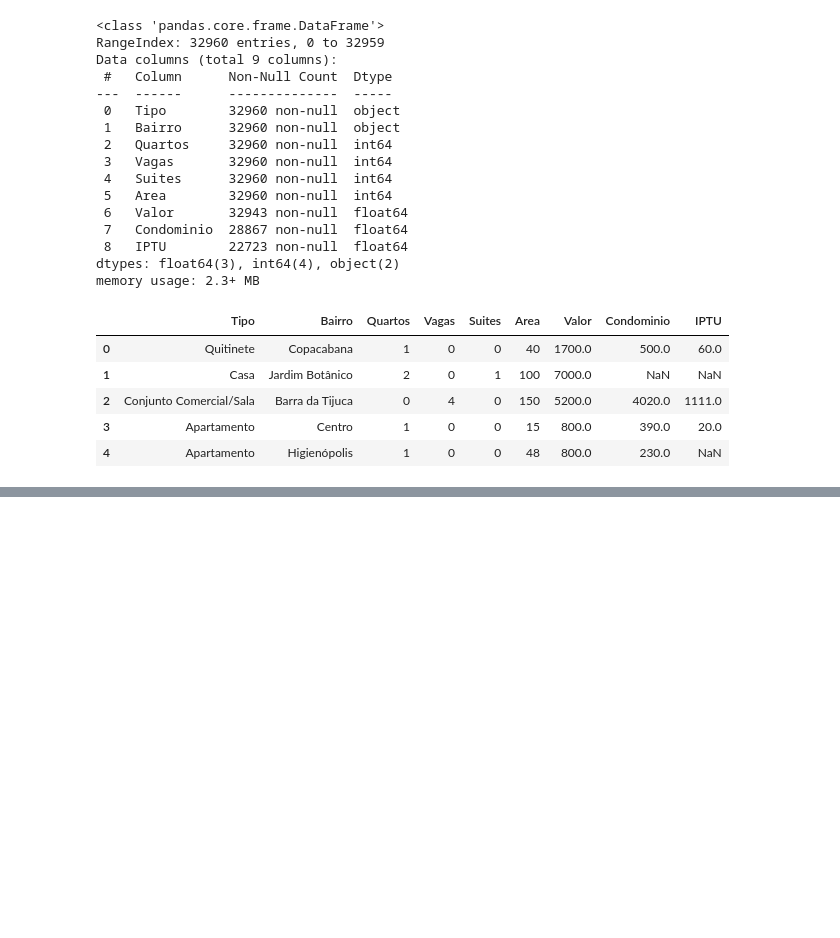
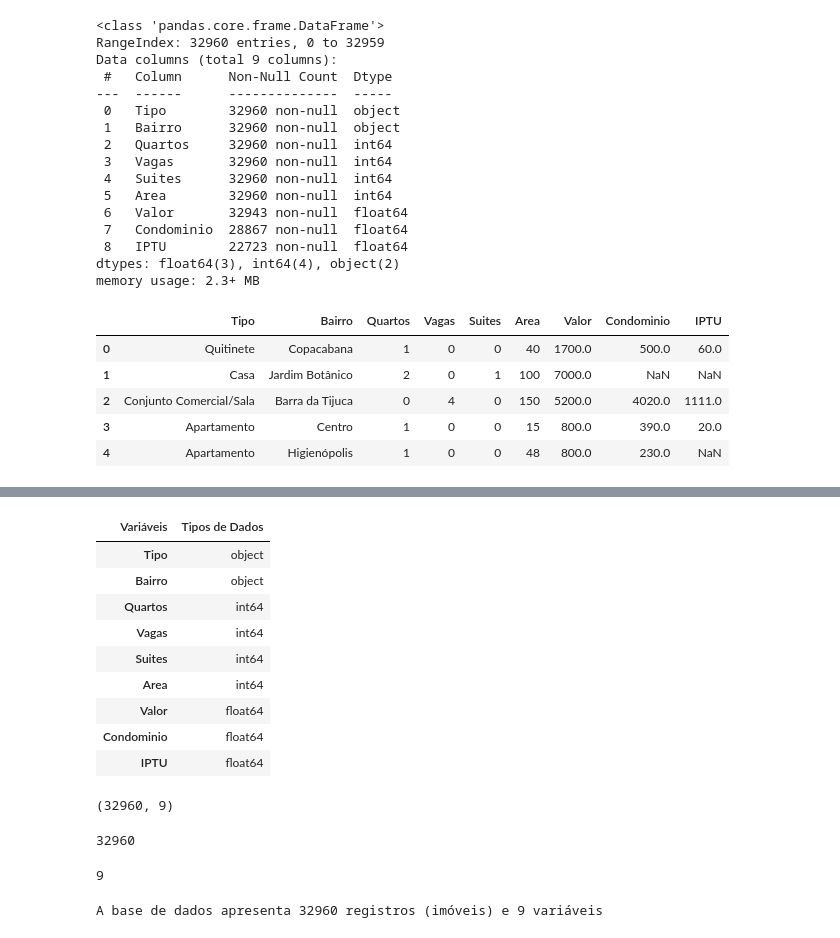
Before and after one commit to willyferreira/python_pandas_tratando_analisando_dados_alura, a Jupyter notebook: python_pandas_alura.ipynb, the cells around one changed output, grey strips where cells are left out. Cells and saved outputs as stored; diff of their text form; code cells hidden in the pictures; blank space fills up the shorter version.

```diff
--- a/python_pandas_alura.ipynb
+++ b/python_pandas_alura.ipynb
@@ -106,0 +125,42 @@ dados.head()
+# %%
+# Criando um dataframe para mostrar os tipos dos dados
+pd.DataFrame(dados.dtypes)
+# Substituir o nome '0' da coluna
+pd.DataFrame(dados.dtypes, columns = ['Tipos de Dados'])
+# Atribuir resultado a uma variável
+tipos_de_dados = pd.DataFrame(dados.dtypes, columns = ['Tipos de Dados'])
+# %%
+# Alterar o nome da primeira coluna (index)
+tipos_de_dados.columns.name = 'Variáveis'
+tipos_de_dados
+# %% [output]
+| Variáveis | Tipos de Dados |
+| Tipo | object |
+| Bairro | object |
+| Quartos | int64 |
+| Vagas | int64 |
+| Suites | int64 |
+| Area | int64 |
+| Valor | float64 |
+| Condominio | float64 |
+| IPTU | float64 |
+# %%
+# Visualizar a dimensão do dataframe com a função Shape
+dados.shape
+# %% [output]
+(32960, 9)
+# %%
+# Mostrar a quantidade de linhas
+dados.shape[0]
+# %% [output]
+32960
+# %%
+# Mostrar a quantidade de colunas
+dados.shape[1]
+# %% [output]
+9
+# %%
+# Imprimindo resultado
+print('A base de dados apresenta {} registros (imóveis) e {} variáveis'.format(dados.shape[0], dados.shape[1]))
+# %% [output]
+A base de dados apresenta 32960 registros (imóveis) e 9 variáveis
```
Also changed, not shown: parts of 6 cells of this notebook, 8 other files.
